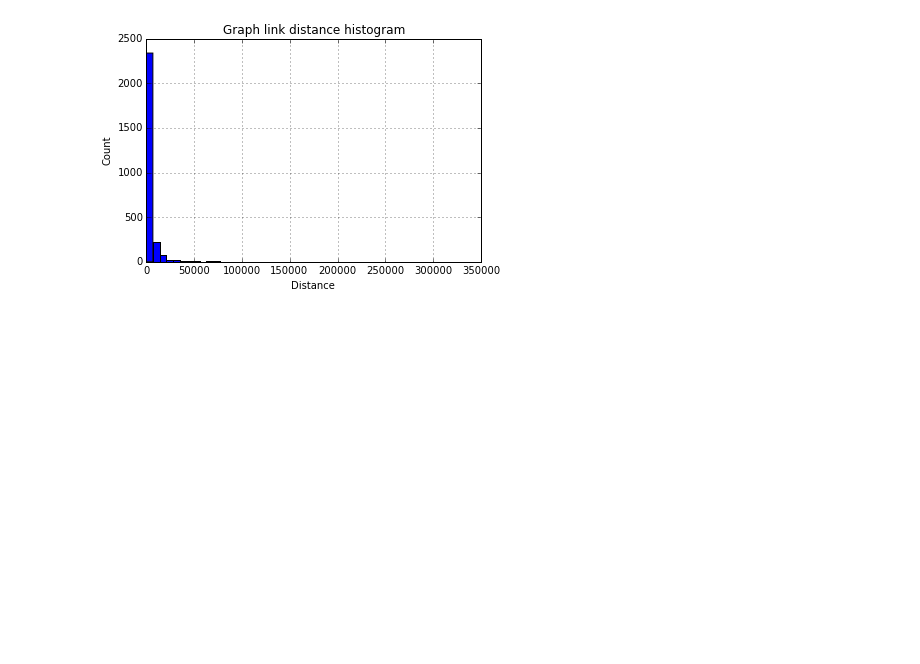
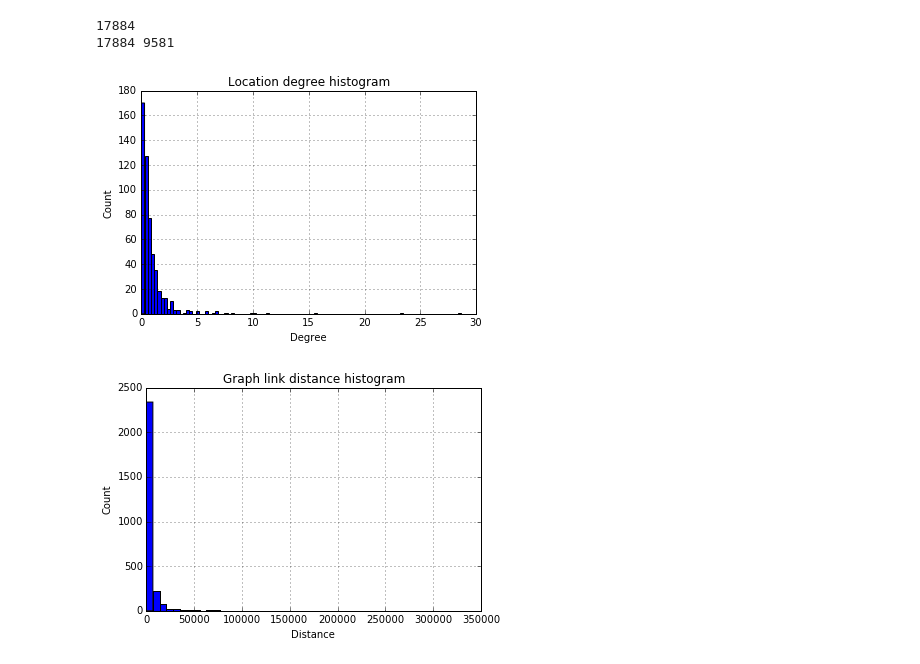
Before and after one commit to telmomenezes/ghostborders, a Jupyter notebook: ipython/loc_stats.ipynb, the cells around one changed output. Cells and saved outputs as stored; diff of their text form; code cells hidden in the pictures; blank space fills up the shorter version.

Commit message:
filter low degree for locations

```diff
--- a/ipython/loc_stats.ipynb
+++ b/ipython/loc_stats.ipynb
@@ -1,3 +1,36 @@
+# %%
+import numpy as np
+data = np.genfromtxt('/Users/telmo/projects/ghostborders/poland_degrees.csv', names=['loc','degree'], skip_header=0, delimiter=',')
+#data = data[np.logical_not(data['degree'] > 3000)]
+# %%
+print(len(data))
+np.percentile(data['degree'], 5)
+total = np.sum(data['degree'])
+avg = total / len(data['degree'])
+new_data = data[np.logical_not(data['degree'] / avg < 0.1)]
+print('%s %s' % (len(data), len(new_data)))
+# %% [output]
+17884
+17884 9581
+# %%
+%matplotlib inline
+
+import matplotlib.mlab as mlab
+import matplotlib.pyplot as plt
+
+# the histogram of the data
+a = np.array(data['degree'] / avg)
+n, bins, patches = plt.hist(a[a != 0], 100)
+
+plt.xlabel('Degree')
+plt.ylabel('Count')
+plt.title('Location degree histogram')
+#plt.axis([40, 160, 0, 0.03])
+plt.grid(True)
+
+plt.show()
+# %% [output]
+[figure, added]
 # %%
 import numpy as np
 data = np.genfromtxt('/Users/telmo/projects/ghostborders/belgium2-locs-metrics.csv', names=['loc','lat','lng','photos','users','dist','time','degree','neighbors','self','entropy','dist_var','angle_var','angle_entropy'], skip_header=1, delimiter=',')
```
Also changed, not shown: 4 other files.
